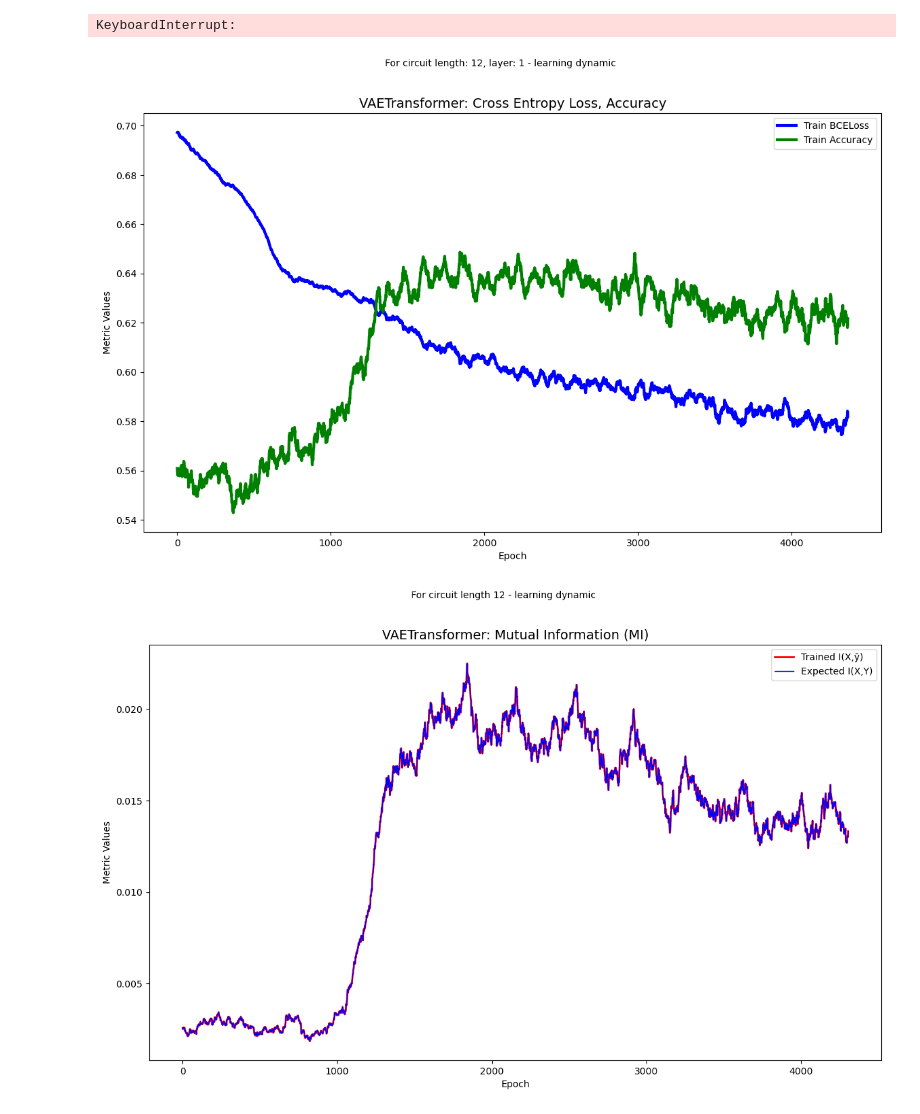
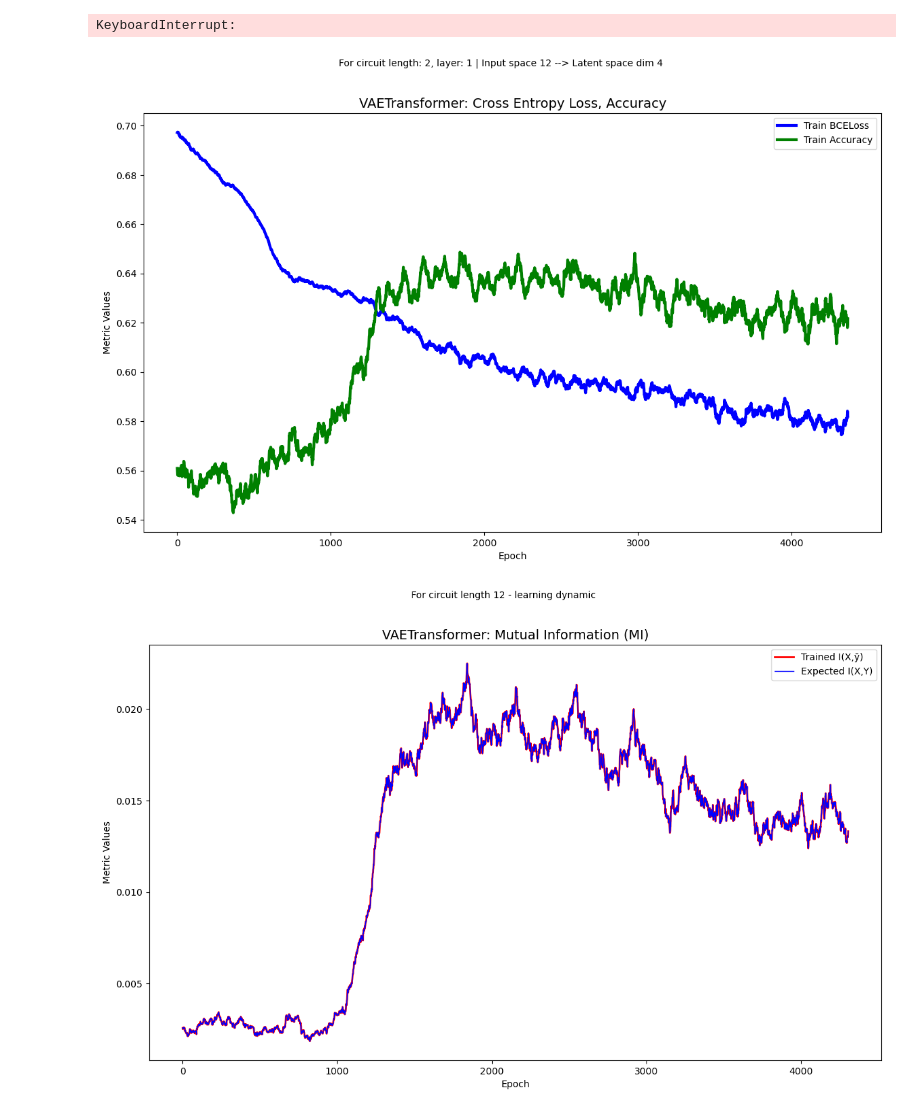
Before and after one commit to sonnyloweus/QuantumDynamicsAI, a Jupyter notebook: Mutual_Information_VAETransformer.ipynb, the cells around one changed output. Cells and saved outputs as stored; diff of their text form; code cells hidden in the pictures.

Commit message:
First VAET run for circuit length 2. Input space 12 --> Latent space dim 4

```diff
--- a/Mutual_Information_VAETransformer.ipynb
+++ b/Mutual_Information_VAETransformer.ipynb
@@ -243,35 +243,35 @@ train_BAcc_array = np.array(train_BAcc_array)
 window_size = 40
 smoothed_train_BCELoss = np.convolve(train_Loss_array, np.ones(window_size)/window_size, mode='valid')
 smoothed_train_BAcc = np.convolve(train_BAcc_array, np.ones(window_size)/window_size, mode='valid')
 
 epochs = np.arange(1, len(smoothed_train_BCELoss) + 1)
 
 plt.style.use('default')
 plt.figure(figsize=(14, 8))
 
 margin = 0.07  # 5% margin for example
 plt.plot(epochs, smoothed_train_BCELoss, color='blue', linestyle='-', linewidth=3, label='Train BCELoss')
 upper_bound = smoothed_train_BCELoss * (1 + margin)
 lower_bound = smoothed_train_BCELoss * (1 - margin)
 #plt.fill_between(epochs, lower_bound, upper_bound, color='blue', alpha=0.6)
 
 plt.plot(epochs, smoothed_train_BAcc, color='green', linestyle='-', linewidth=3, label='Train Accuracy')
 upper_bound = smoothed_train_BAcc * (1 + margin)
 lower_bound = smoothed_train_BAcc * (1 - margin)
 #plt.fill_between(epochs, lower_bound, upper_bound, color='green', alpha=0.6)
 
 #plt.axhline(y=upperBound, color='gray', linestyle=':', linewidth=2)
 #plt.text(len(epochs)/2, upperBound + 0.01, f'H(X): ({upperBound:,.5f})', color='black')
 
 plt.title('VAETransformer: Cross Entropy Loss, Accuracy', fontsize=14)
-plt.suptitle('For circuit length: 2, layer: 1 - learning dynamic', fontsize=10)
+plt.suptitle('For circuit length: 2, layer: 1 | Input space 12 --> Latent space dim 4', fontsize=10)
 plt.xlabel('Epoch', fontsize=10)
 plt.ylabel('Metric Values', fontsize=10)
 
 plt.legend(loc='best', fontsize=10)
 plt.show()
 # %% [output]
-[figure, old version]
+[figure, new version]
 # %%
 train_MI_array = np.array(train_MI_array)
 expected_MI_array = np.array(expected_mutual_info_array)
```
